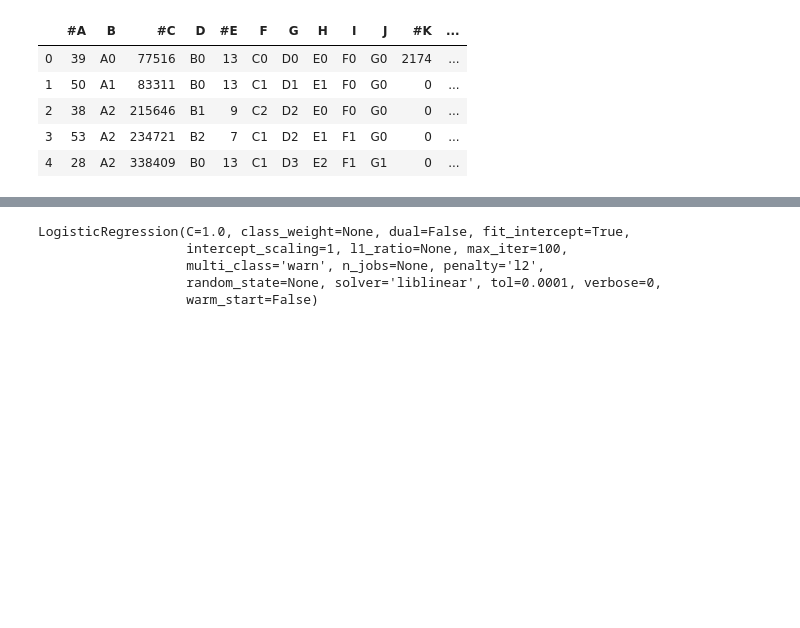
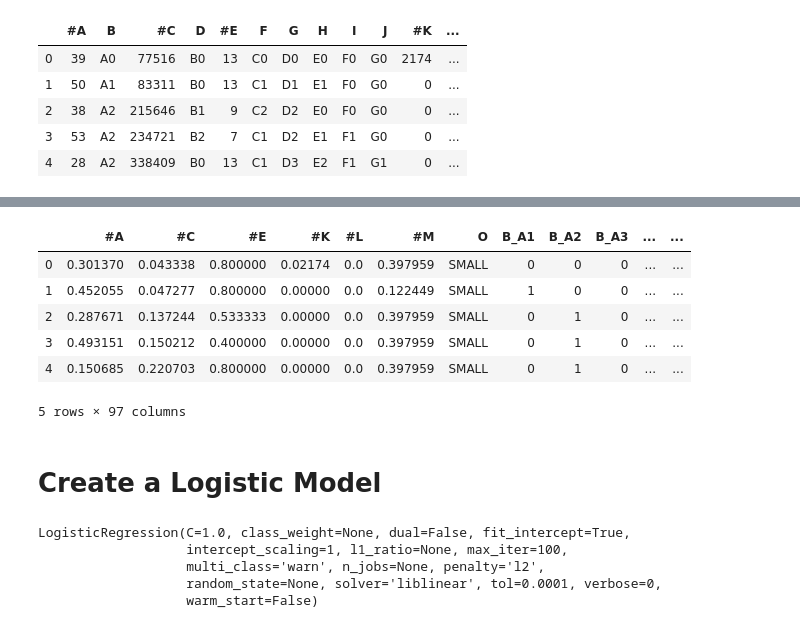
Before and after one commit to TheFarron/ISEe364FinalProject, a Jupyter notebook: logisticRegressionFinal.ipynb, the cells around one changed output, grey strips where cells are left out. Drawn from its saved outputs; the diff is of its cells as text; code cells hidden in the pictures; blank space fills up the shorter version.

Commit message:
Cleaned up Logistic model

```diff
--- a/logisticRegressionFinal.ipynb
+++ b/logisticRegressionFinal.ipynb
@@ -21,2 +27,7 @@ from sklearn.model_selection import train_test_split
+# %%
+min_max_scaler = preprocessing.MinMaxScaler()
+x_scaled = min_max_scaler.fit_transform(df_num)
+df_numeric = pd.DataFrame(x_scaled)
 # %%
-test_data = df[['#A', '#C', '#E', '#K', '#L', 'O']]
+df_numeric.columns = ['#A','#C','#E','#K','#L','#M']
+df_numeric.head()
@@ -22,0 +54,14 @@ test_data = df[['#A', '#C', '#E', '#K', '#L', 'O']]
+# %%
+df_total = df_numeric.merge(df_categ, left_index= True, right_index = True)
+# %%
+df_total.head()
+# %% [output]
+|  | #A | #C | #E | #K | #L | #M | O | B_A1 | B_A2 | B_A3 | ... | ... |
+| 0 | 0.301370 | 0.043338 | 0.800000 | 0.02174 | 0.0 | 0.397959 | SMALL | 0 | 0 | 0 | ... | ... |
+| 1 | 0.452055 | 0.047277 | 0.800000 | 0.00000 | 0.0 | 0.122449 | SMALL | 1 | 0 | 0 | ... | ... |
+| 2 | 0.287671 | 0.137244 | 0.533333 | 0.00000 | 0.0 | 0.397959 | SMALL | 0 | 1 | 0 | ... | ... |
+| 3 | 0.493151 | 0.150212 | 0.400000 | 0.00000 | 0.0 | 0.397959 | SMALL | 0 | 1 | 0 | ... | ... |
+| 4 | 0.150685 | 0.220703 | 0.800000 | 0.00000 | 0.0 | 0.397959 | SMALL | 0 | 1 | 0 | ... | ... |
+5 rows × 97 columns
+# %% [markdown]
+# Create a Logistic Model
```
Also changed, not shown: parts of 45 cells of this notebook.
